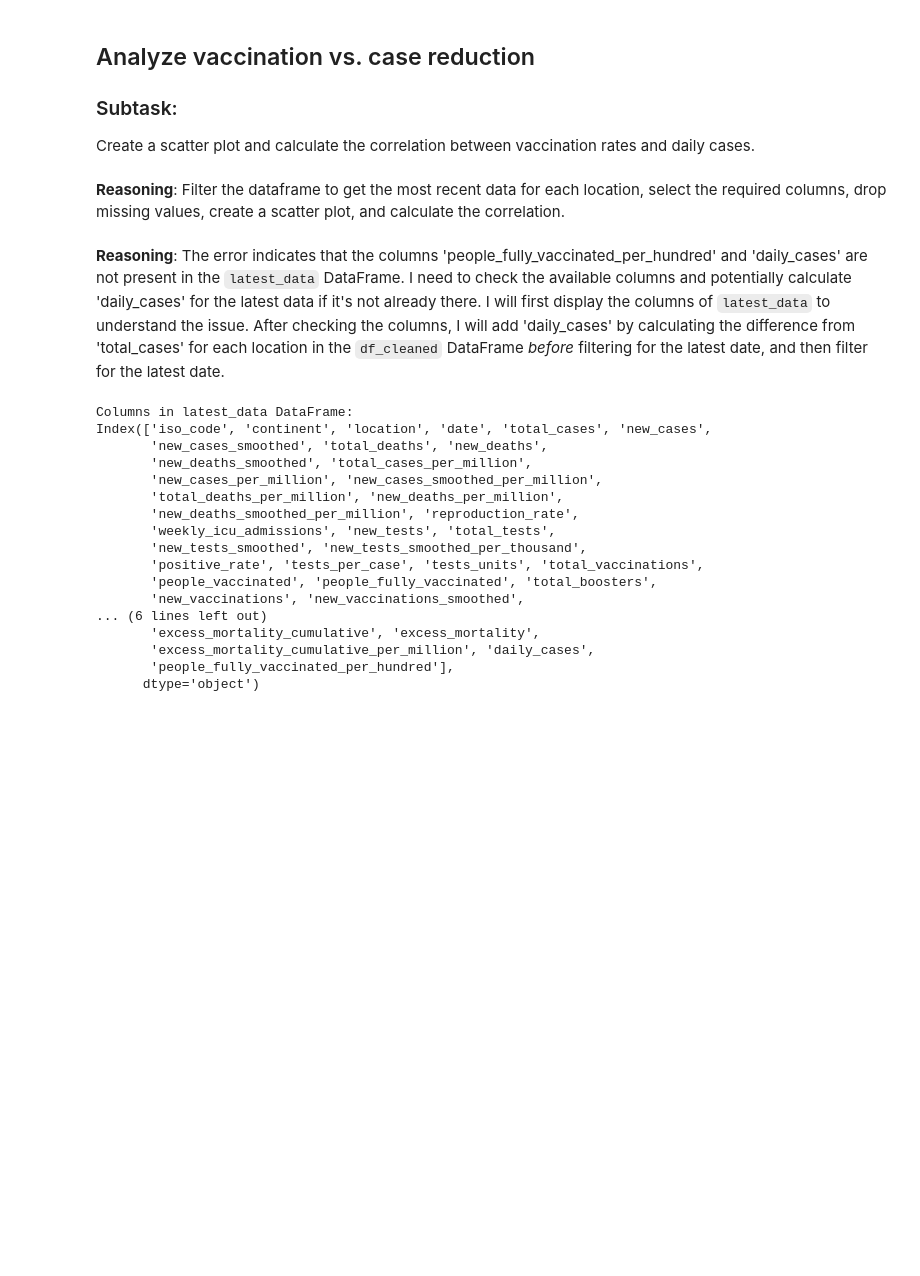
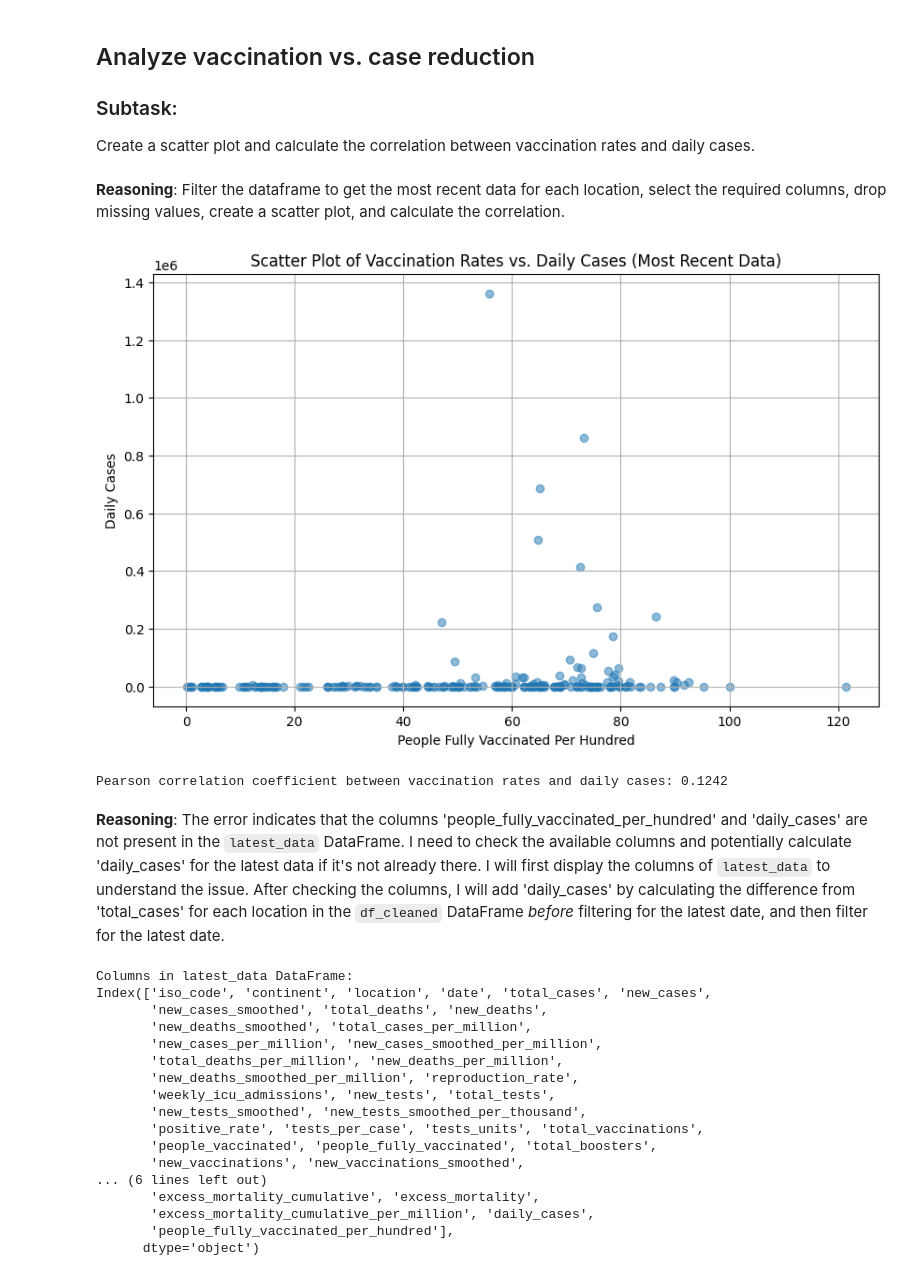
Before and after one commit to Siddique-Aham/covid19-impact-analysis, a Jupyter notebook: notebooks/covid19_eda.ipynb, the cells around one changed output. Saved outputs shown, nothing was run; the diff lists cells and outputs as text; code cells hidden in the pictures; blank space fills up the shorter version.

```diff
--- a/notebooks/covid19_eda.ipynb
+++ b/notebooks/covid19_eda.ipynb
@@ -106,8 +106,8 @@ time_series_cols = [
 
 for col in time_series_cols:
     if col in df_cleaned.columns:
-        df_cleaned[col] = df_cleaned.groupby('location')[col].fillna(method='ffill')
-        df_cleaned[col] = df_cleaned.groupby('location')[col].fillna(method='bfill') # Backward fill remaining NaNs
+        df_cleaned[col] = df_cleaned.groupby('location')[col].ffill()
+        df_cleaned[col] = df_cleaned.groupby('location')[col].bfill() # Backward fill remaining NaNs
 
 # Impute missing values for other numerical columns with median
 other_numerical_cols = [
@@ -287,6 +287,33 @@ Create a scatter plot and calculate the correlation between vaccination rates an
 # %% [markdown]
 **Reasoning**:
 Filter the dataframe to get the most recent data for each location, select the required columns, drop missing values, create a scatter plot, and calculate the correlation.
+# %%
+# Filter for the most recent data point for each location
+latest_data = df_cleaned.loc[df_cleaned.groupby('location')['date'].idxmax()].copy()
+
+# Select columns for vaccination rate and daily cases
+vaccination_cases_df = latest_data[['people_fully_vaccinated_per_hundred', 'daily_cases']].copy()
+
+# Drop rows with missing values in the selected columns
+vaccination_cases_df.dropna(inplace=True)
+
+# Create a scatter plot
+plt.figure(figsize=(10, 6))
+plt.scatter(vaccination_cases_df['people_fully_vaccinated_per_hundred'], vaccination_cases_df['daily_cases'], alpha=0.5)
+plt.title('Scatter Plot of Vaccination Rates vs. Daily Cases (Most Recent Data)')
+plt.xlabel('People Fully Vaccinated Per Hundred')
+plt.ylabel('Daily Cases')
+plt.grid(True)
+plt.show()
+
+# Calculate the Pearson correlation coefficient
+correlation = vaccination_cases_df['people_fully_vaccinated_per_hundred'].corr(vaccination_cases_df['daily_cases'])
+
+# Print the correlation coefficient
+print(f"\nPearson correlation coefficient between vaccination rates and daily cases: {correlation:.4f}")
+# %% [output]
+[figure, added]
+Pearson correlation coefficient between vaccination rates and daily cases: 0.1242
 # %% [markdown]
 **Reasoning**:
 The error indicates that the columns 'people_fully_vaccinated_per_hundred' and 'daily_cases' are not present in the `latest_data` DataFrame. I need to check the available columns and potentially calculate 'daily_cases' for the latest data if it's not already there. I will first display the columns of `latest_data` to understand the issue. After checking the columns, I will add 'daily_cases' by calculating the difference from 'total_cases' for each location in the `df_cleaned` DataFrame *before* filtering for the latest date, and then filter for the latest date.
```
Also changed, not shown: parts of 4 cells of this notebook.
